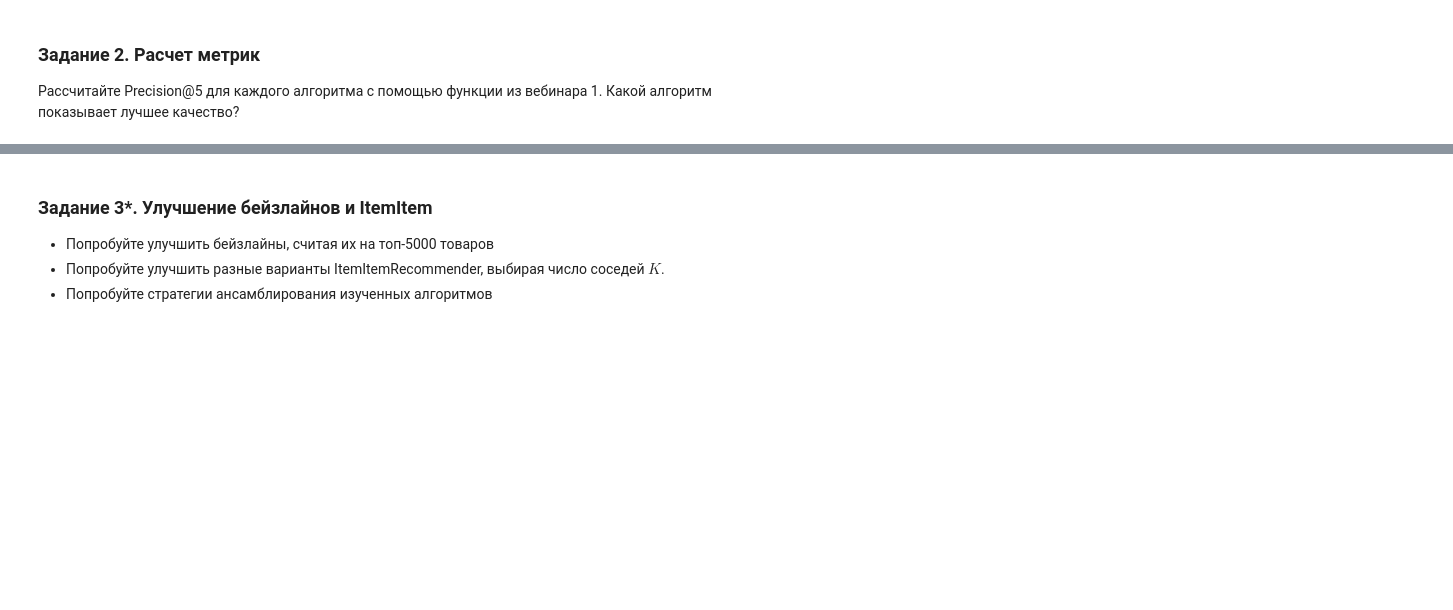
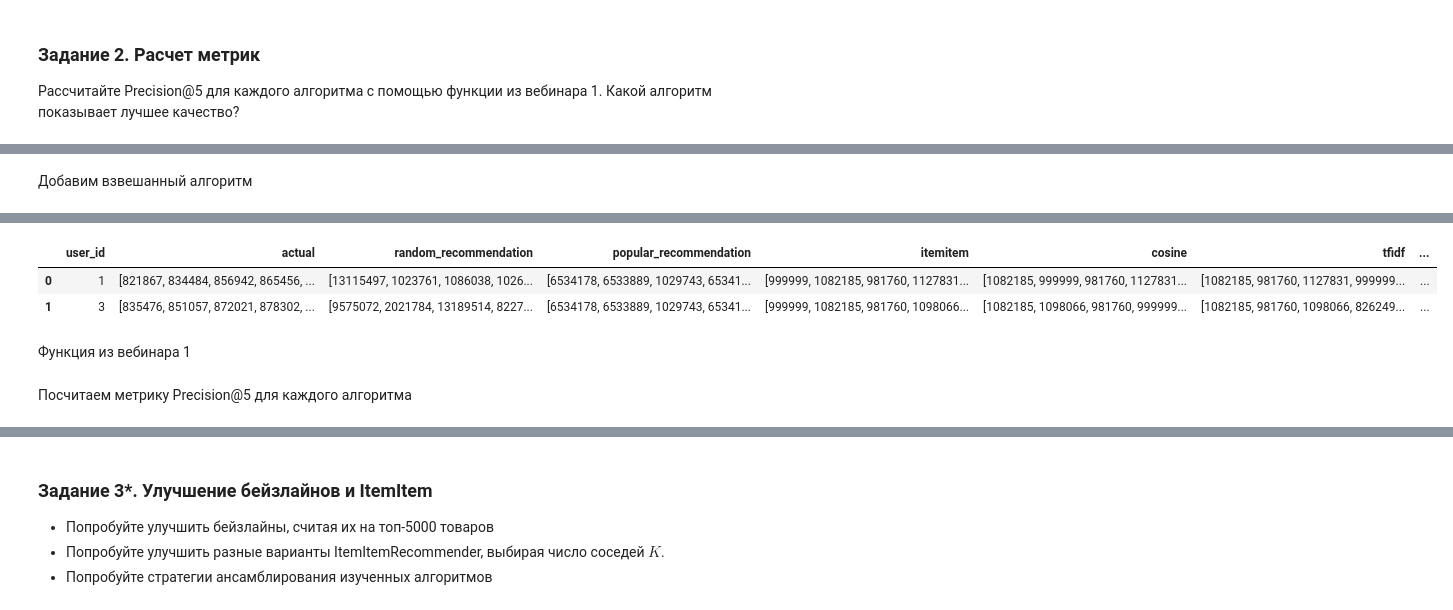
Before and after one commit to SemenovR/GB_RecommenderSystems, a Jupyter notebook: lesson_2/lesson_2.ipynb, the cells around one changed output, grey strips where cells are left out. Saved outputs shown, nothing was run; the diff lists cells and outputs as text; code cells hidden in the pictures; blank space fills up the shorter version.

```diff
--- a/lesson_2/lesson_2.ipynb
+++ b/lesson_2/lesson_2.ipynb
@@ -49,0 +49,24 @@ def weighted_random_recommendation(items_weights, n=5):
+# %%
+def get_log_items_weights(data, field_item_id, field_item_weight, field_log_weight):
+    """
+    Логарифмирование весов
+
+    Input
+    -----
+    data - Логарифмируемый датафрейм
+
+    field_item_id - Название поля с идентификатором объекта
+
+    field_item_weight - Название исходного логарифмируемого поля
+
+    field_log_weight - Название результирующего логарифмируемого поля
+
+    Output
+    -----
+    Датафрейм с идентификатором объекта и логарифмированным весом
+    """
+
+    items_weights = data[[field_item_id, field_item_weight]].groupby(field_item_id)[field_item_weight].sum().reset_index()
+    log = np.log(items_weights[field_item_weight] + 1)
+    items_weights[field_log_weight] = log / np.sum(log)
+    return items_weights[[field_item_id, field_log_weight]]
@@ -55,0 +93,6 @@ def weighted_random_recommendation(items_weights, n=5):
+# %%
+%%time
+
+log_weights = get_log_items_weights(data_train, 'item_id', 'sales_value', 'weight')
+result['weighted_random_recommendation'] = result['user_id'].apply(lambda x: weighted_random_recommendation(log_weights, n=5))
+result.head(2)
@@ -67,0 +117,9 @@ result.head(2)
+# %% [markdown]
+Добавим взвешанный алгоритм
+# %%
+%%time
+
+log_weights = get_log_items_weights(data_train, 'item_id', 'sales_value', 'weight')
+predictions['weighted_random_recommendation'] = result['user_id'].apply(lambda x: weighted_random_recommendation(log_weights, n=5))
+predictions.head(2)
+# %% [output]
@@ -67,0 +127,5 @@ result.head(2)
+|  | user_id | actual | random_recommendation | popular_recommendation | itemitem | cosine | tfidf | ... |
+| 0 | 1 | [821867, 834484, 856942, 865456, ... | [13115497, 1023761, 1086038, 1026... | [6534178, 6533889, 1029743, 65341... | [999999, 1082185, 981760, 1127831... | [1082185, 999999, 981760, 1127831... | [1082185, 981760, 1127831, 999999... | ... |
+| 1 | 3 | [835476, 851057, 872021, 878302, ... | [9575072, 2021784, 13189514, 8227... | [6534178, 6533889, 1029743, 65341... | [999999, 1082185, 981760, 1098066... | [1082185, 1098066, 981760, 999999... | [1082185, 981760, 1098066, 826249... | ... |
+# %% [markdown]
+Функция из вебинара 1
@@ -67,0 +136,2 @@ result.head(2)
+# %% [markdown]
+Посчитаем метрику Precision@5 для каждого алгоритма
```
Also changed, not shown: parts of 59 cells of this notebook, 2 other files.
